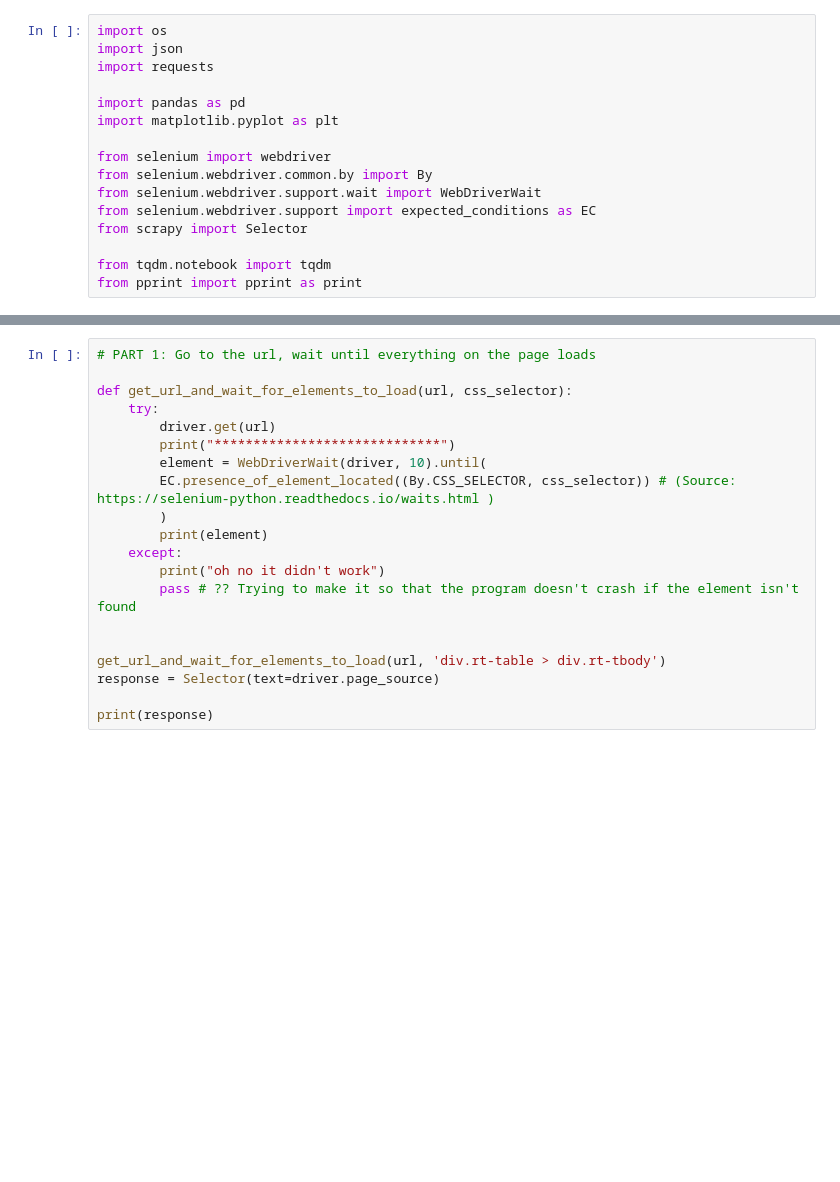
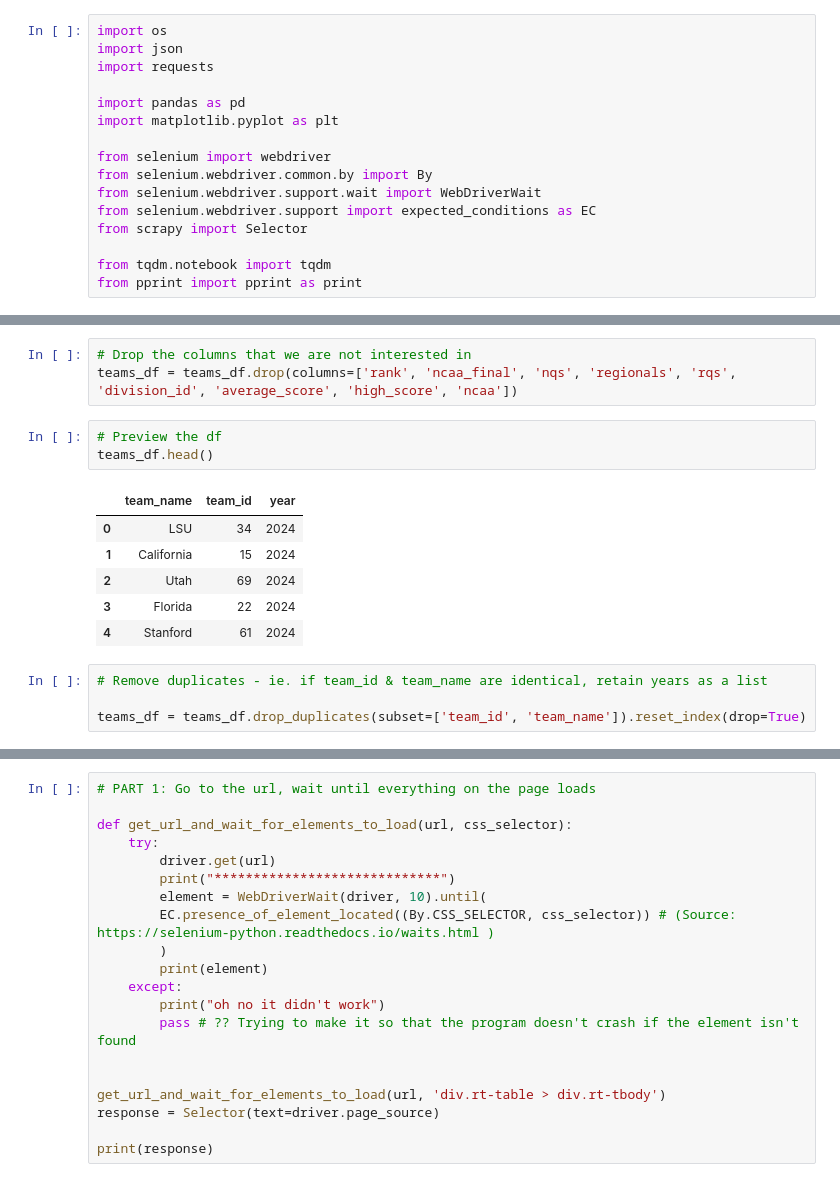
Before and after one commit to LSE-ME204/me204-2024-project-jesatuts2, a Jupyter notebook: Notebooks/NB01-Data-Collection.ipynb, the cells around one changed output, grey strips where cells are left out. Cells and saved outputs as stored; diff of their text form; blank space fills up the shorter version.

```diff
--- a/Notebooks/NB01-Data-Collection.ipynb
+++ b/Notebooks/NB01-Data-Collection.ipynb
@@ -49,0 +104,17 @@ print('honk')
+# %%
+# Drop the columns that we are not interested in
+teams_df = teams_df.drop(columns=['rank', 'ncaa_final', 'nqs', 'regionals', 'rqs', 'division_id', 'average_score', 'high_score', 'ncaa'])
+# %%
+# Preview the df
+teams_df.head()
+# %% [output]
+|  | team_name | team_id | year |
+| 0 | LSU | 34 | 2024 |
+| 1 | California | 15 | 2024 |
+| 2 | Utah | 69 | 2024 |
+| 3 | Florida | 22 | 2024 |
+| 4 | Stanford | 61 | 2024 |
+# %%
+# Remove duplicates - ie. if team_id & team_name are identical, retain years as a list
+
+teams_df = teams_df.drop_duplicates(subset=['team_id', 'team_name']).reset_index(drop=True)
```
Also changed, not shown: parts of 20 cells of this notebook.
